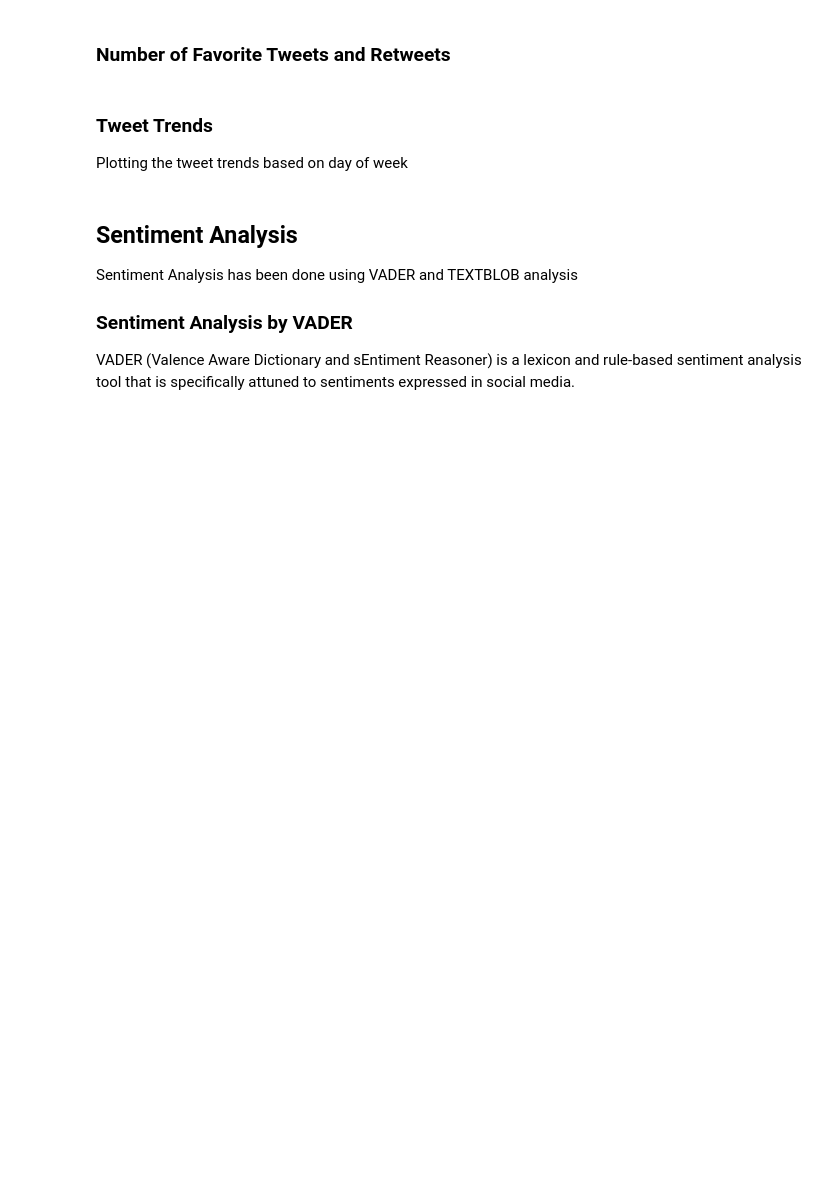
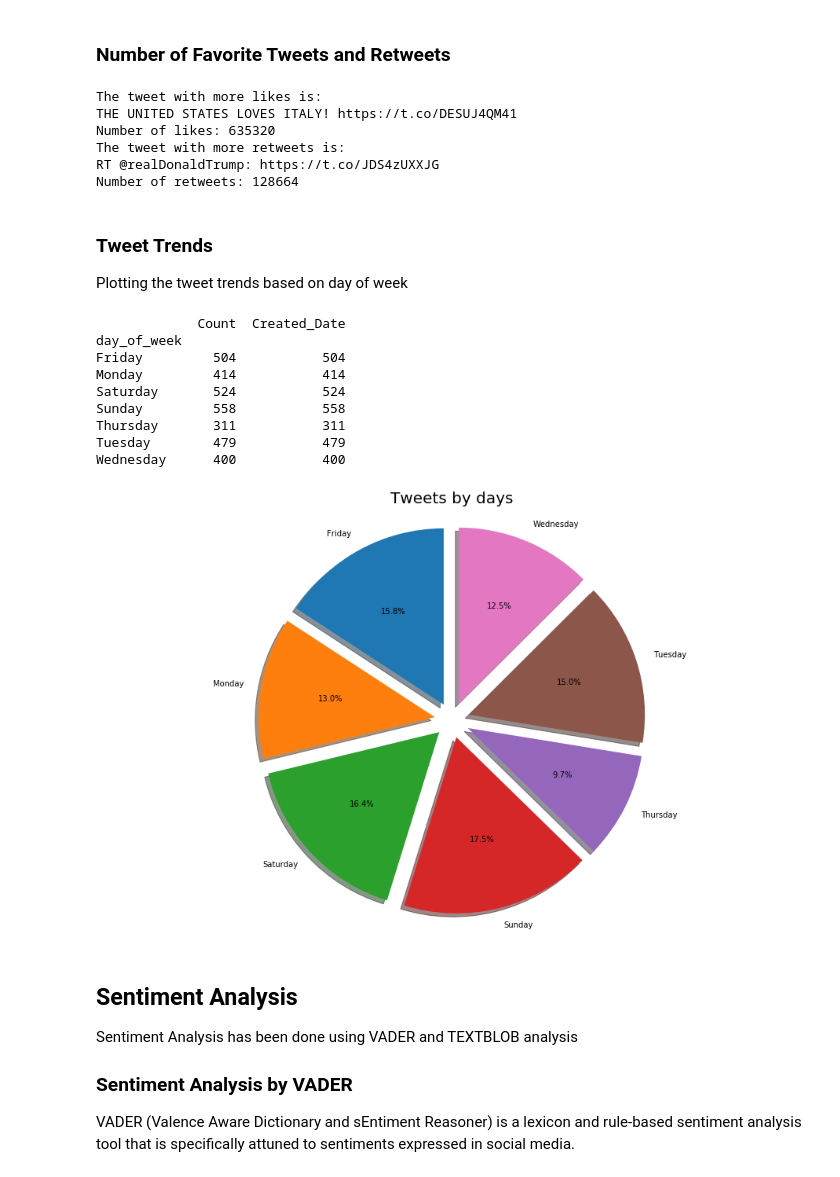
Before and after one commit to mohamedthasleem/DATA620, a Jupyter notebook: 620_JR_MT_Final_Project.ipynb, the cells around one changed output. Cells and saved outputs as stored; diff of their text form; code cells hidden in the pictures; blank space fills up the shorter version.

```diff
--- a/620_JR_MT_Final_Project.ipynb
+++ b/620_JR_MT_Final_Project.ipynb
@@ -297,9 +319,9 @@ df_merkel=get_tweets("@Queen_Europe")
 # %%
-#df_trump=pd.read_csv("C:/Users/aisha/Desktop/tweets/@realDonaldTrump_tweets_V1.csv")
-#df_boris=pd.read_csv("C:/Users/aisha/Desktop/tweets/@BorisJohnson_V1.csv")
-#df_macron=pd.read_csv("C:/Users/aisha/Desktop/tweets/@EmmanuelMacron_V1.csv")
-#df_modi=pd.read_csv("C:/Users/aisha/Desktop/tweets/@narendramodi_V1.csv")
-#df_merkel=pd.read_csv("C:/Users/aisha/Desktop/tweets/@Queen_Europe_V1.csv")
+df_trump=pd.read_csv("https://raw.githubusercontent.com/mohamedthasleem/DATA620/master/tweets/realDonaldTrump_tweets_V1.csv")
+df_boris=pd.read_csv("https://raw.githubusercontent.com/mohamedthasleem/DATA620/master/tweets/BorisJohnson_V1.csv")
+df_macron=pd.read_csv("https://raw.githubusercontent.com/mohamedthasleem/DATA620/master/tweets/EmmanuelMacron_V1.csv")
+df_modi=pd.read_csv("https://raw.githubusercontent.com/mohamedthasleem/DATA620/master/tweets/narendramodi_V1.csv")
+df_merkel=pd.read_csv("https://raw.githubusercontent.com/mohamedthasleem/DATA620/master/tweets/Queen_Europe_V1.csv")
 # %% [markdown]
 <h3>Data Cleansing</h3>
 
@@ -420,6 +421,13 @@ print("Number of likes: {}".format(fav_max))
 
 print("The tweet with more retweets is: \n{}".format(df_trump['tweet'][rt]))
 print("Number of retweets: {}".format(rt_max))
+# %% [output]
+The tweet with more likes is:
+THE UNITED STATES LOVES ITALY! https://t.co/DESUJ4QM41
+Number of likes: 635320
+The tweet with more retweets is:
+RT @realDonaldTrump: https://t.co/JDS4zUXXJG
+Number of retweets: 128664
 # %% [markdown]
 <h3>Tweet Trends</h3>
 
@@ -427,22 +435,32 @@ Plotting the tweet trends based on day of week
 # %%
 df_plt_fav=df_plt_fav.rename(columns={df_plt_fav.columns[0]: "Count", df_plt_fav.columns[1]: "Created_Date"})
 df_plt_fav['Created_Date'] = pd.to_datetime(df_plt_fav['Created_Date'])
 df_plt_fav['day_of_week']=df_plt_fav['Created_Date'].dt.day_name()
 df_plt = df_plt_fav.groupby(["day_of_week"]).count()
 Index=df_plt.index
 Count=df_plt.Count
 labels=df_plt.index
 values=df_plt.Count
 explode = [0.1, 0.1, 0.1, 0.1,0.1,0.1,0.1]
 plt.figure(figsize=(16, 10))
+print(df_plt)
+#my_colors1 = ["#ffff00","#ffd740","#ffab40","#ff6e40","#5d4037","#616161","#455a64"]
 
-my_colors1 = ["#ffff00","#ffd740","#ffab40","#ff6e40","#5d4037","#616161","#455a64"]
-
-plt.pie(values, explode=explode, labels=labels, autopct='%1.1f%%',
-        shadow=True, startangle=90,colors=my_colors1)
+plt.pie(values, explode=explode, labels=labels, autopct='%1.1f%%',shadow=True, startangle=90)
 plt.axis('equal')  # Equal aspect ratio ensures that pie is drawn as a circle.
 plt.title('Tweets by days', fontdict = {'fontsize' : 20})
 plt.show()
+# %% [output]
+             Count  Created_Date
+day_of_week
+Friday         504           504
+Monday         414           414
+Saturday       524           524
+Sunday         558           558
+Thursday       311           311
+Tuesday        479           479
+Wednesday      400           400
+[figure, added]
 # %% [markdown]
 <h2>Sentiment Analysis</h2>
 
```
Also changed, not shown: parts of 15 cells of this notebook.
